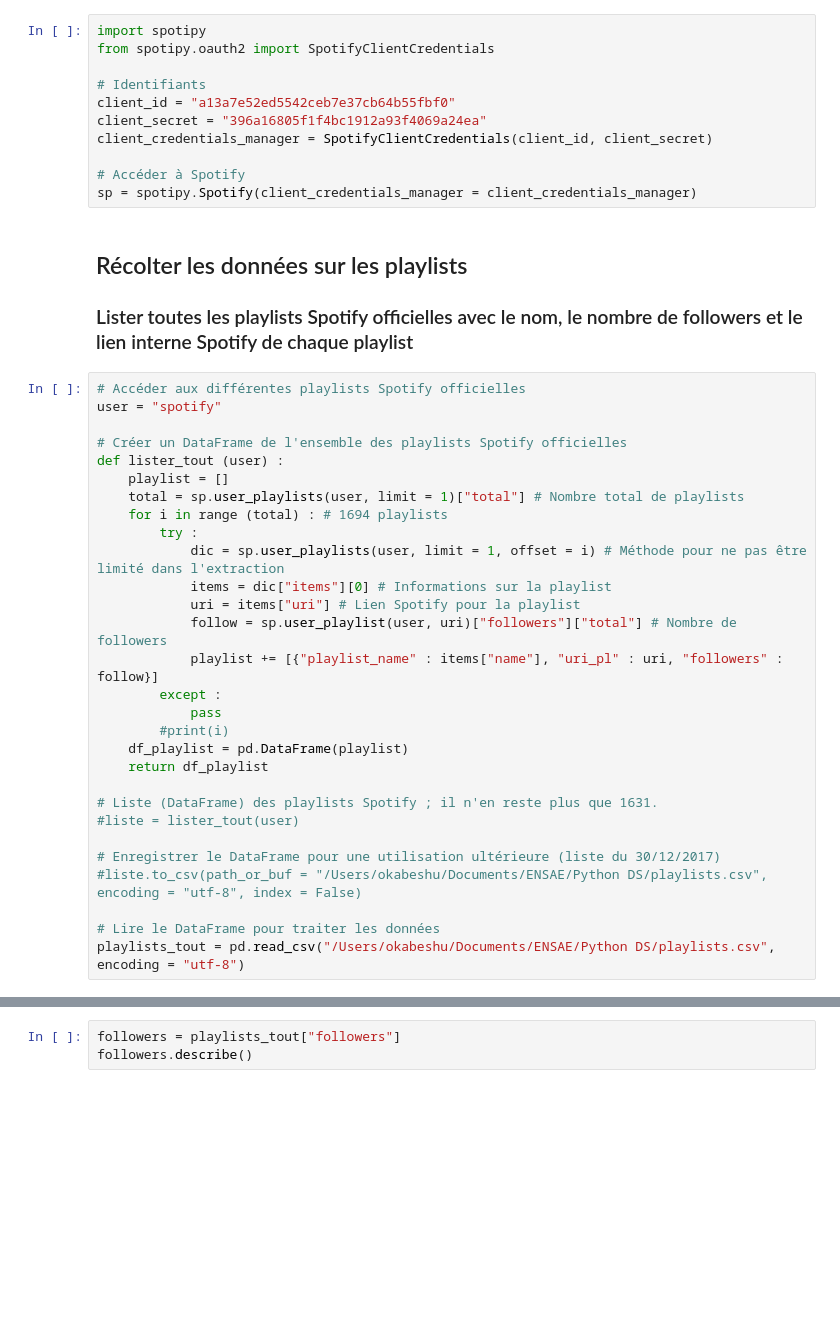
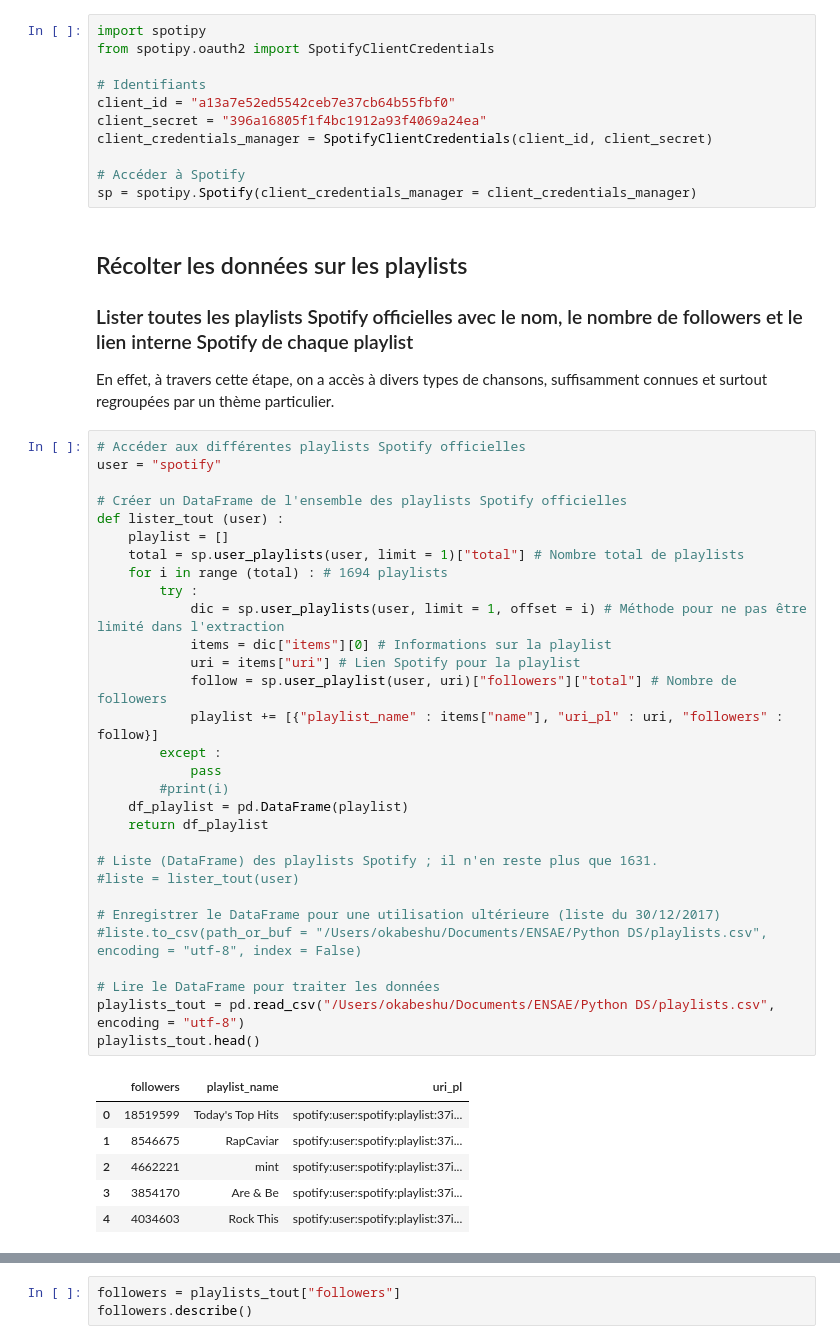
Before and after one commit to erufuun/Python-Projet-DS, a Jupyter notebook: Collect.ipynb, the cells around one changed output, grey strips where cells are left out. Cells and saved outputs as stored; diff of their text form; blank space fills up the shorter version.

```diff
--- a/Collect.ipynb
+++ b/Collect.ipynb
@@ -30,32 +31,41 @@ sp = spotipy.Spotify(client_credentials_manager = client_credentials_manager)
 # %% [markdown]
 ## Récolter les données sur les playlists
 ### Lister toutes les playlists Spotify officielles avec le nom, le nombre de followers et le lien interne Spotify de chaque playlist
+En effet, à travers cette étape, on a accès à divers types de chansons, suffisamment connues et surtout regroupées par un thème particulier.
 # %%
 # Accéder aux différentes playlists Spotify officielles
 user = "spotify"
 
 # Créer un DataFrame de l'ensemble des playlists Spotify officielles
 def lister_tout (user) :
     playlist = []
     total = sp.user_playlists(user, limit = 1)["total"] # Nombre total de playlists
     for i in range (total) : # 1694 playlists
         try :
             dic = sp.user_playlists(user, limit = 1, offset = i) # Méthode pour ne pas être limité dans l'extraction
             items = dic["items"][0] # Informations sur la playlist
             uri = items["uri"] # Lien Spotify pour la playlist
             follow = sp.user_playlist(user, uri)["followers"]["total"] # Nombre de followers
             playlist += [{"playlist_name" : items["name"], "uri_pl" : uri, "followers" : follow}]
         except :
             pass
         #print(i)
     df_playlist = pd.DataFrame(playlist)
     return df_playlist
 
 # Liste (DataFrame) des playlists Spotify ; il n'en reste plus que 1631.
 #liste = lister_tout(user)
 
 # Enregistrer le DataFrame pour une utilisation ultérieure (liste du 30/12/2017)
 #liste.to_csv(path_or_buf = "/Users/okabeshu/Documents/ENSAE/Python DS/playlists.csv", encoding = "utf-8", index = False)
 
 # Lire le DataFrame pour traiter les données
 playlists_tout = pd.read_csv("/Users/okabeshu/Documents/ENSAE/Python DS/playlists.csv", encoding = "utf-8")
+playlists_tout.head()
+# %% [output]
+|  | followers | playlist_name | uri_pl |
+| 0 | 18519599 | Today's Top Hits | spotify:user:spotify:playlist:37i... |
+| 1 | 8546675 | RapCaviar | spotify:user:spotify:playlist:37i... |
+| 2 | 4662221 | mint | spotify:user:spotify:playlist:37i... |
+| 3 | 3854170 | Are & Be | spotify:user:spotify:playlist:37i... |
+| 4 | 4034603 | Rock This | spotify:user:spotify:playlist:37i... |
```
Also changed, not shown: parts of 13 cells of this notebook.
